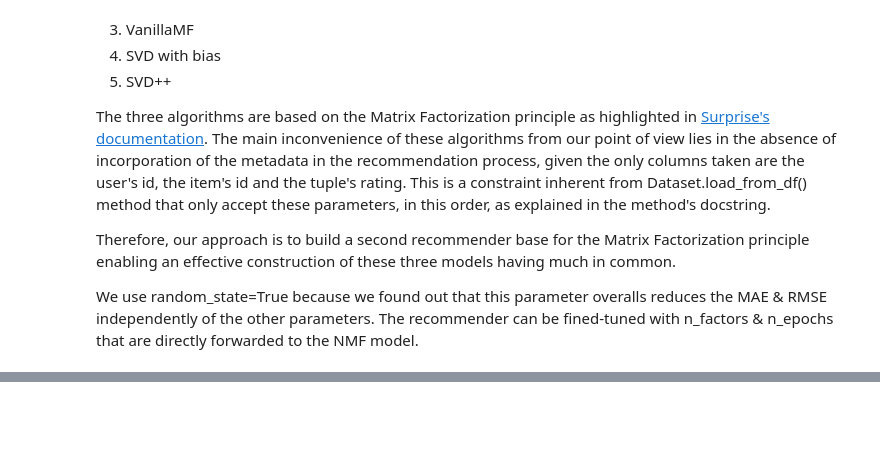
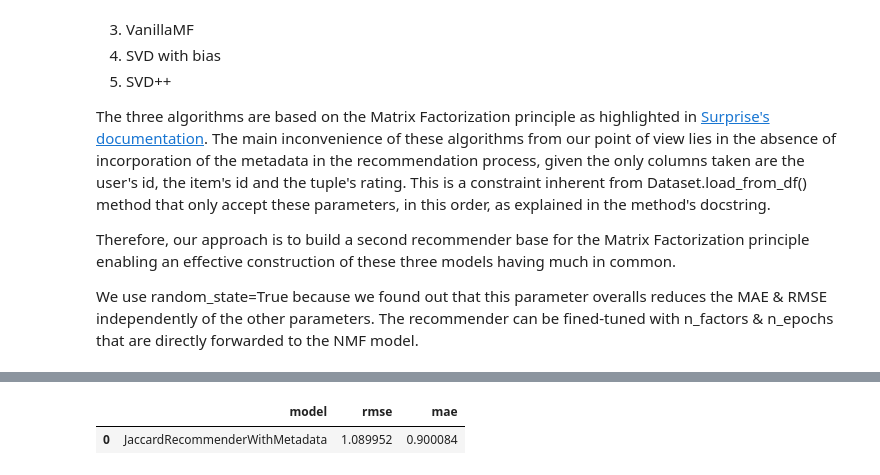
Before and after one commit to LoicE5/Recommendation-models-analysis, a Jupyter notebook: Projet.ipynb, the cells around one changed output, grey strips where cells are left out. Saved outputs shown, nothing was run; the diff lists cells and outputs as text; code cells hidden in the pictures; blank space fills up the shorter version.

```diff
--- a/Projet.ipynb
+++ b/Projet.ipynb
@@ -537,0 +511,72 @@ MAE:  0.8732
+# %%
+from surprise import AlgoBase
+from sklearn.feature_extraction.text import TfidfVectorizer
+from sklearn.metrics.pairwise import linear_kernel
+
+class EnhancedJaccardAlgorithm(AlgoBase):
+    vectorizer:TfidfVectorizer
+
+    def __init__(self, sim_options:dict={}, **kwargs:Any):
+        AlgoBase.__init__(self, sim_options=sim_options, **kwargs)
+        self.vectorizer = TfidfVectorizer()
+
+    def fit(self, trainset:Trainset)->'EnhancedJaccardAlgorithm':
+        AlgoBase.fit(self, trainset)
+
+        user_features = self.extract_features(trainset.ur)
+        item_features = self.extract_features(trainset.ir, include_features=True)
+
+        tfidf_matrix = self.vectorizer.fit_transform(user_features + item_features)
+
+        self.similarity_matrix = linear_kernel(tfidf_matrix)
+
+        return self
+
+    def extract_features(self, rating_matrix:dict, include_features:bool=False)->list:
+        feature_list = []
+        for _, ratings in rating_matrix.items():
+            features = [
+                f"{movie_id}_{self.get_movie_features(movie_id, include_features)}"
+                for movie_id, _ in ratings
+            ]
+            feature_list.append(" ".join(features))
+        return feature_list
+
+    def get_movie_features(self, movie_id:str, include_features:bool=False)->str:
+        if include_features:
+            return f"director_{movie_id} actors_{movie_id} genres_{movie_id}"
+        return f"{movie_id}"
+
+    def estimate(self, u:int|str, i:str)->float:
+        try:
+            u_id = self.trainset.to_inner_uid(u)
+            i_id = self.trainset.to_inner_iid(i)
+        except ValueError:
+            u_id = "UKN__" + str(u)
+            i_id = "UKN__" + str(i)
+
+
+        if i_id not in self.trainset.ir.keys():
+            return self.default_prediction()
+
+        jaccard_similarity = self.similarity_matrix[u_id, i_id]
+
+        estimated_rating = jaccard_similarity * 4 + 1
+
+        return estimated_rating
+
+class JaccardRecommenderWithMetadata(BaseRecommender):
+    model:EnhancedJaccardAlgorithm
+
+    def train(self)->None:
+        eja = EnhancedJaccardAlgorithm()
+        eja.fit(self.train_set)
+        self.model = eja
+
+jaccard_recommender_with_metadata = JaccardRecommenderWithMetadata()
+jaccard_recommender_with_metadata.train()
+jaccard_recommender_with_metadata.test()
+jaccard_recommender_with_metadata.evaluate()
+# %% [output]
+|  | model | rmse | mae |
+| 0 | JaccardRecommenderWithMetadata | 1.089952 | 0.900084 |
```
Also changed, not shown: parts of 12 cells of this notebook.
